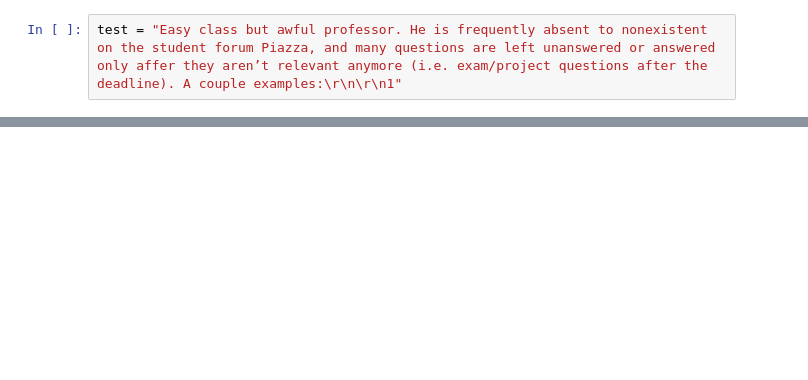
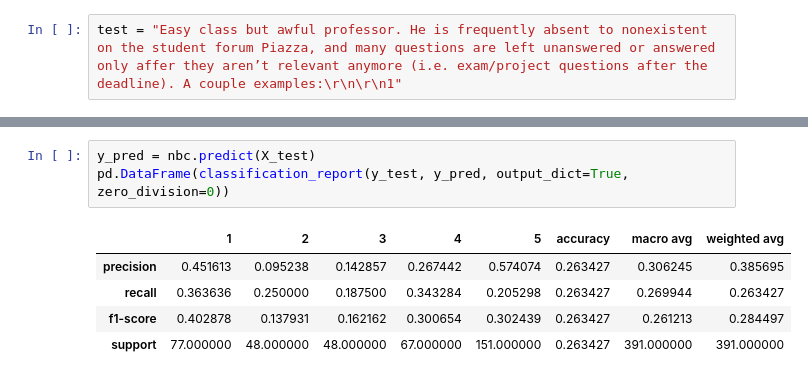
Before and after one commit to adamy03/course_analysis, a Jupyter notebook: course_analysis.ipynb, the cells around one changed output, grey strips where cells are left out. Drawn from its saved outputs; the diff is of its cells as text; blank space fills up the shorter version.

```diff
--- a/course_analysis.ipynb
+++ b/course_analysis.ipynb
@@ -532,0 +522,9 @@ plt.show()
+# %%
+y_pred = nbc.predict(X_test)
+pd.DataFrame(classification_report(y_test, y_pred, output_dict=True, zero_division=0))
+# %% [output]
+|  | 1 | 2 | 3 | 4 | 5 | accuracy | macro avg | weighted avg |
+| precision | 0.451613 | 0.095238 | 0.142857 | 0.267442 | 0.574074 | 0.263427 | 0.306245 | 0.385695 |
+| recall | 0.363636 | 0.250000 | 0.187500 | 0.343284 | 0.205298 | 0.263427 | 0.269944 | 0.263427 |
+| f1-score | 0.402878 | 0.137931 | 0.162162 | 0.300654 | 0.302439 | 0.263427 | 0.261213 | 0.284497 |
+| support | 77.000000 | 48.000000 | 48.000000 | 67.000000 | 151.000000 | 0.263427 | 391.000000 | 391.000000 |
```
Also changed, not shown: parts of 25 cells of this notebook, 1 other file.
